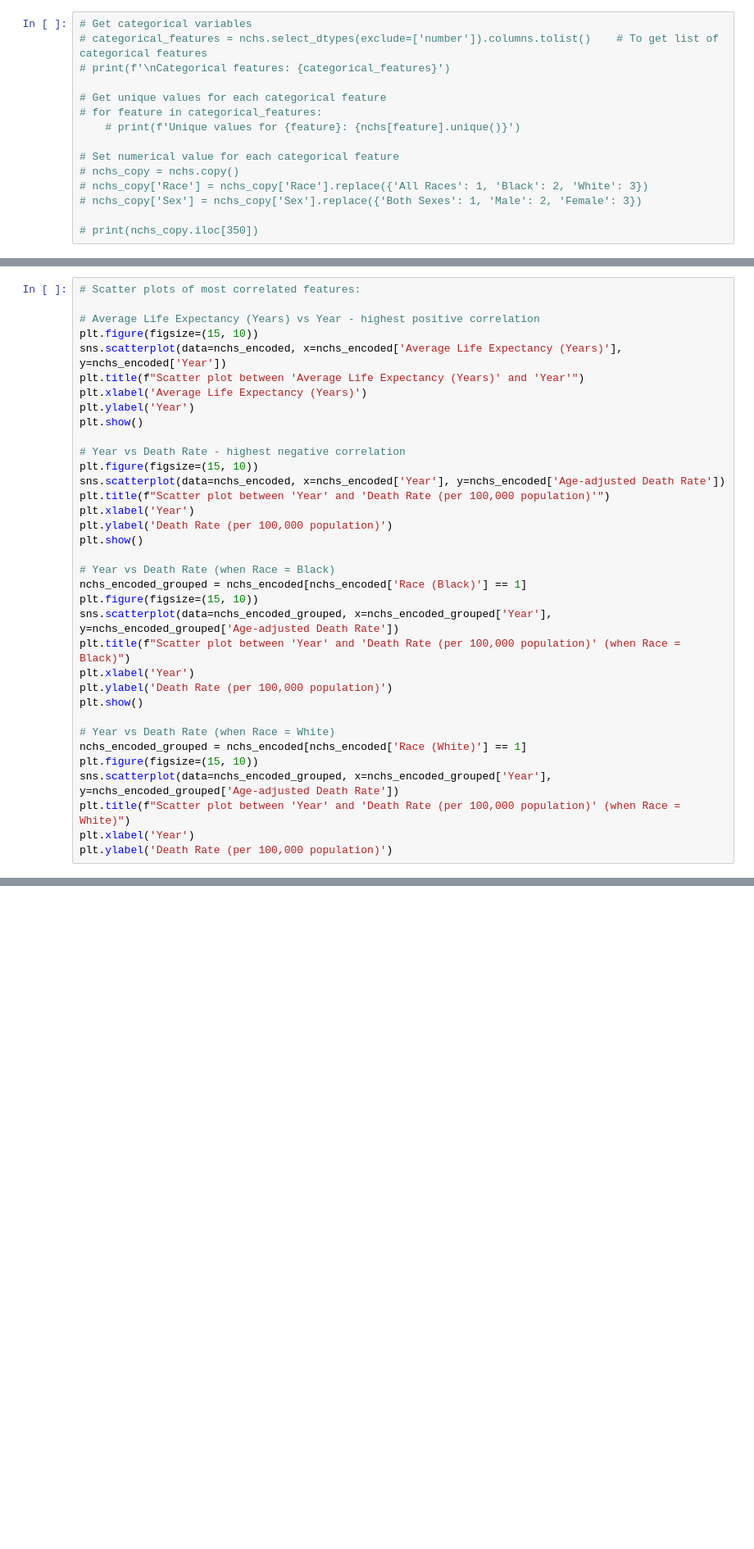
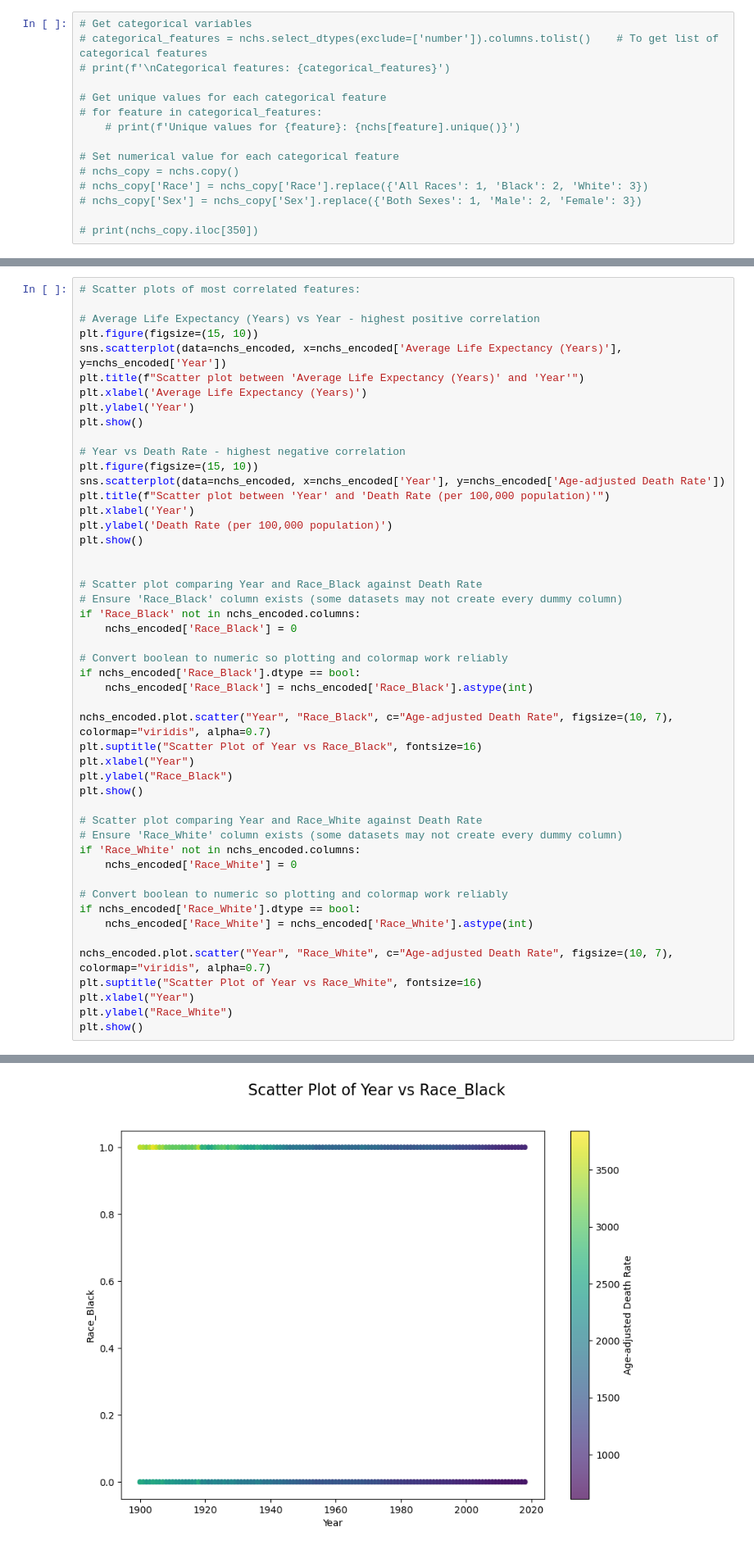
Before and after one commit to veniola/Module-B-semester-2, a Jupyter notebook: OMDS-ModB2-Week6-Eniola-Victoria.ipynb, the cells around one changed output, grey strips where cells are left out. Shown at 82% size. Cells and saved outputs as stored; diff of their text form; blank space fills up the shorter version.

```diff
--- a/OMDS-ModB2-Week6-Eniola-Victoria.ipynb
+++ b/OMDS-ModB2-Week6-Eniola-Victoria.ipynb
@@ -141,22 +141,36 @@ plt.xlabel('Year')
 plt.ylabel('Death Rate (per 100,000 population)')
 plt.show()
 
-# Year vs Death Rate (when Race = Black)
-nchs_encoded_grouped = nchs_encoded[nchs_encoded['Race (Black)'] == 1]
-plt.figure(figsize=(15, 10))
-sns.scatterplot(data=nchs_encoded_grouped, x=nchs_encoded_grouped['Year'], y=nchs_encoded_grouped['Age-adjusted Death Rate'])
-plt.title(f"Scatter plot between 'Year' and 'Death Rate (per 100,000 population)' (when Race = Black)")
-plt.xlabel('Year')
-plt.ylabel('Death Rate (per 100,000 population)')
+
+# Scatter plot comparing Year and Race_Black against Death Rate
+# Ensure 'Race_Black' column exists (some datasets may not create every dummy column)
+if 'Race_Black' not in nchs_encoded.columns:
+	nchs_encoded['Race_Black'] = 0
+
+# Convert boolean to numeric so plotting and colormap work reliably
+if nchs_encoded['Race_Black'].dtype == bool:
+	nchs_encoded['Race_Black'] = nchs_encoded['Race_Black'].astype(int)
+
+nchs_encoded.plot.scatter("Year", "Race_Black", c="Age-adjusted Death Rate", figsize=(10, 7), colormap="viridis", alpha=0.7)
+plt.suptitle("Scatter Plot of Year vs Race_Black", fontsize=16)
+plt.xlabel("Year")
+plt.ylabel("Race_Black")
 plt.show()
 
-# Year vs Death Rate (when Race = White)
-nchs_encoded_grouped = nchs_encoded[nchs_encoded['Race (White)'] == 1]
-plt.figure(figsize=(15, 10))
-sns.scatterplot(data=nchs_encoded_grouped, x=nchs_encoded_grouped['Year'], y=nchs_encoded_grouped['Age-adjusted Death Rate'])
-plt.title(f"Scatter plot between 'Year' and 'Death Rate (per 100,000 population)' (when Race = White)")
-plt.xlabel('Year')
-plt.ylabel('Death Rate (per 100,000 population)')
+# Scatter plot comparing Year and Race_White against Death Rate
+# Ensure 'Race_White' column exists (some datasets may not create every dummy column)
+if 'Race_White' not in nchs_encoded.columns:
+	nchs_encoded['Race_White'] = 0
+
+# Convert boolean to numeric so plotting and colormap work reliably
+if nchs_encoded['Race_White'].dtype == bool:
+	nchs_encoded['Race_White'] = nchs_encoded['Race_White'].astype(int)
+
+nchs_encoded.plot.scatter("Year", "Race_White", c="Age-adjusted Death Rate", figsize=(10, 7), colormap="viridis", alpha=0.7)
+plt.suptitle("Scatter Plot of Year vs Race_White", fontsize=16)
+plt.xlabel("Year")
+plt.ylabel("Race_White")
+plt.show()
 # %% [output]
 [figure]
 [figure]
@@ -163,0 +177 @@ KeyError: 'Race (Black)'
+[figure, added]
```
Also changed, not shown: parts of 1 cell of this notebook.
